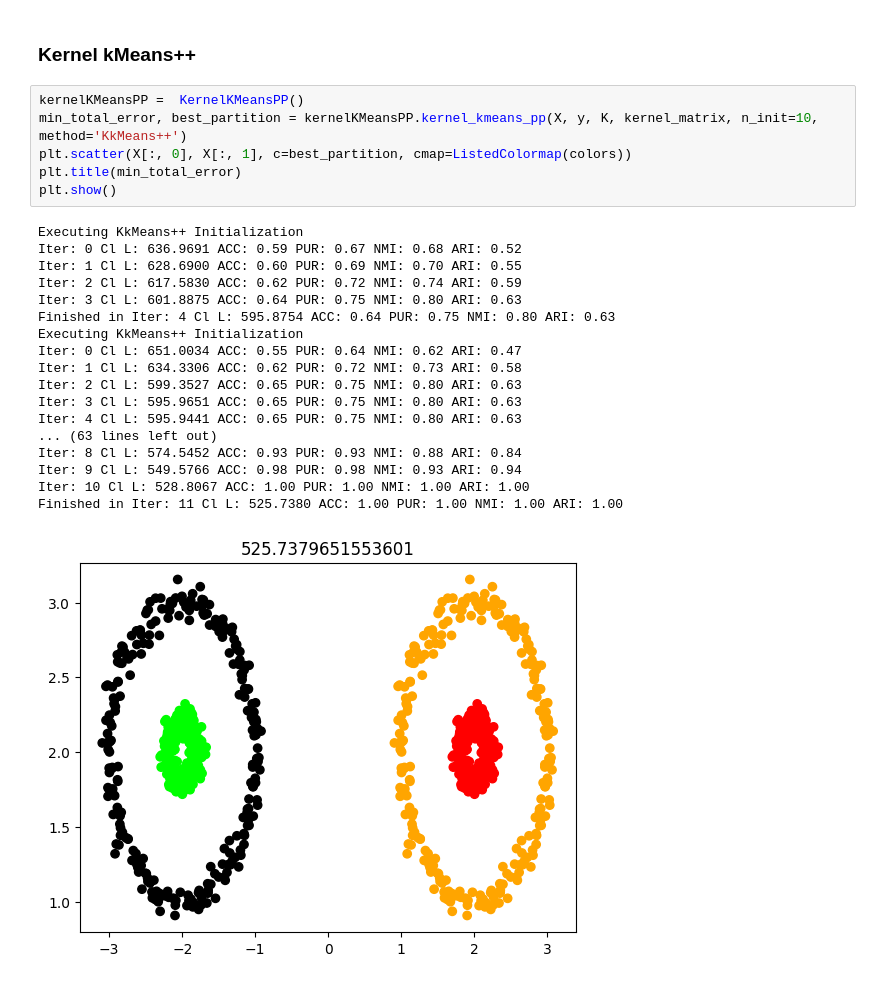
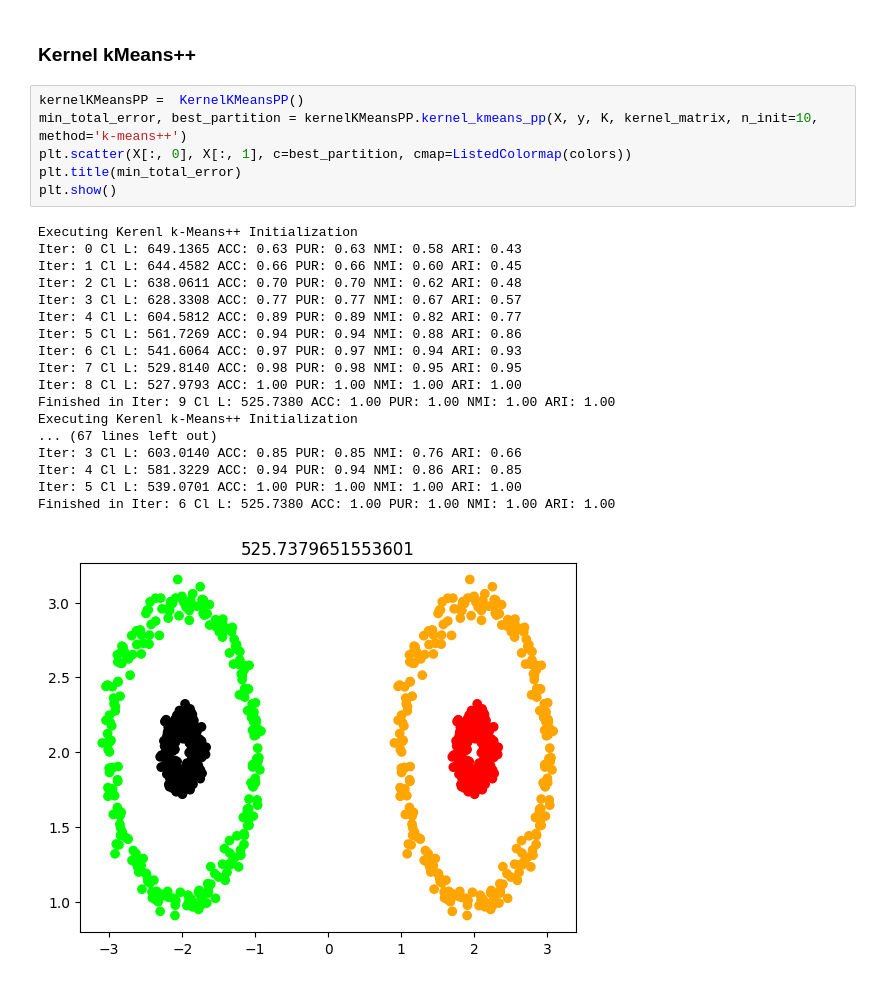
Before and after one commit to gvardakas/global-kernel-k-means-pp, a Jupyter notebook: Kernel k-means.ipynb, the cells around one changed output. Saved outputs shown, nothing was run; the diff lists cells and outputs as text.

```diff
--- a/Kernel k-means.ipynb
+++ b/Kernel k-means.ipynb
@@ -68,26 +63,26 @@ plt.show()
 ### Kernel kMeans++
 # %%
 kernelKMeansPP =  KernelKMeansPP()
-min_total_error, best_partition = kernelKMeansPP.kernel_kmeans_pp(X, y, K, kernel_matrix, n_init=10, method='KkMeans++')
+min_total_error, best_partition = kernelKMeansPP.kernel_kmeans_pp(X, y, K, kernel_matrix, n_init=10, method='k-means++')
 plt.scatter(X[:, 0], X[:, 1], c=best_partition, cmap=ListedColormap(colors))
 plt.title(min_total_error)
 plt.show()
 # %% [output]
-Executing KkMeans++ Initialization
-Iter: 0 Cl L: 636.9691 ACC: 0.59 PUR: 0.67 NMI: 0.68 ARI: 0.52
-Iter: 1 Cl L: 628.6900 ACC: 0.60 PUR: 0.69 NMI: 0.70 ARI: 0.55
-Iter: 2 Cl L: 617.5830 ACC: 0.62 PUR: 0.72 NMI: 0.74 ARI: 0.59
-Iter: 3 Cl L: 601.8875 ACC: 0.64 PUR: 0.75 NMI: 0.80 ARI: 0.63
-Finished in Iter: 4 Cl L: 595.8754 ACC: 0.64 PUR: 0.75 NMI: 0.80 ARI: 0.63
-Executing KkMeans++ Initialization
-Iter: 0 Cl L: 651.0034 ACC: 0.55 PUR: 0.64 NMI: 0.62 ARI: 0.47
-Iter: 1 Cl L: 634.3306 ACC: 0.62 PUR: 0.72 NMI: 0.73 ARI: 0.58
-Iter: 2 Cl L: 599.3527 ACC: 0.65 PUR: 0.75 NMI: 0.80 ARI: 0.63
-Iter: 3 Cl L: 595.9651 ACC: 0.65 PUR: 0.75 NMI: 0.80 ARI: 0.63
-Iter: 4 Cl L: 595.9441 ACC: 0.65 PUR: 0.75 NMI: 0.80 ARI: 0.63
-... (63 lines left out)
-Iter: 8 Cl L: 574.5452 ACC: 0.93 PUR: 0.93 NMI: 0.88 ARI: 0.84
-Iter: 9 Cl L: 549.5766 ACC: 0.98 PUR: 0.98 NMI: 0.93 ARI: 0.94
-Iter: 10 Cl L: 528.8067 ACC: 1.00 PUR: 1.00 NMI: 1.00 ARI: 1.00
-Finished in Iter: 11 Cl L: 525.7380 ACC: 1.00 PUR: 1.00 NMI: 1.00 ARI: 1.00
+Executing Kerenl k-Means++ Initialization
+Iter: 0 Cl L: 649.1365 ACC: 0.63 PUR: 0.63 NMI: 0.58 ARI: 0.43
+Iter: 1 Cl L: 644.4582 ACC: 0.66 PUR: 0.66 NMI: 0.60 ARI: 0.45
+Iter: 2 Cl L: 638.0611 ACC: 0.70 PUR: 0.70 NMI: 0.62 ARI: 0.48
+Iter: 3 Cl L: 628.3308 ACC: 0.77 PUR: 0.77 NMI: 0.67 ARI: 0.57
+Iter: 4 Cl L: 604.5812 ACC: 0.89 PUR: 0.89 NMI: 0.82 ARI: 0.77
+Iter: 5 Cl L: 561.7269 ACC: 0.94 PUR: 0.94 NMI: 0.88 ARI: 0.86
+Iter: 6 Cl L: 541.6064 ACC: 0.97 PUR: 0.97 NMI: 0.94 ARI: 0.93
+Iter: 7 Cl L: 529.8140 ACC: 0.98 PUR: 0.98 NMI: 0.95 ARI: 0.95
+Iter: 8 Cl L: 527.9793 ACC: 1.00 PUR: 1.00 NMI: 1.00 ARI: 1.00
+Finished in Iter: 9 Cl L: 525.7380 ACC: 1.00 PUR: 1.00 NMI: 1.00 ARI: 1.00
+Executing Kerenl k-Means++ Initialization
+... (67 lines left out)
+Iter: 3 Cl L: 603.0140 ACC: 0.85 PUR: 0.85 NMI: 0.76 ARI: 0.66
+Iter: 4 Cl L: 581.3229 ACC: 0.94 PUR: 0.94 NMI: 0.86 ARI: 0.85
+Iter: 5 Cl L: 539.0701 ACC: 1.00 PUR: 1.00 NMI: 1.00 ARI: 1.00
+Finished in Iter: 6 Cl L: 525.7380 ACC: 1.00 PUR: 1.00 NMI: 1.00 ARI: 1.00
-[figure, old version]
+[figure, new version]
```
Also changed, not shown: parts of 4 cells of this notebook, 1 other file.
